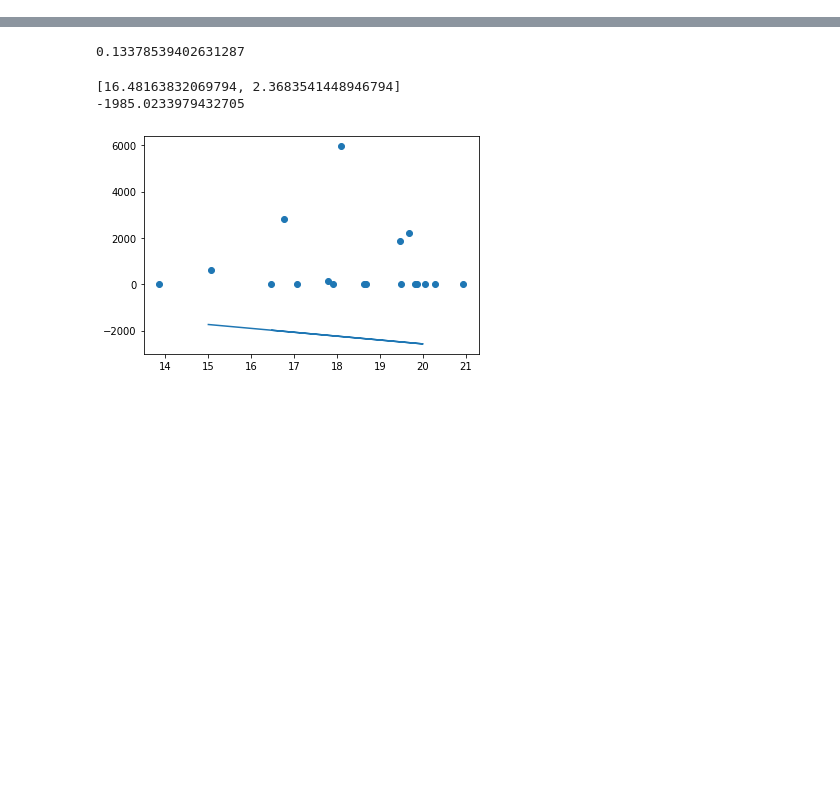
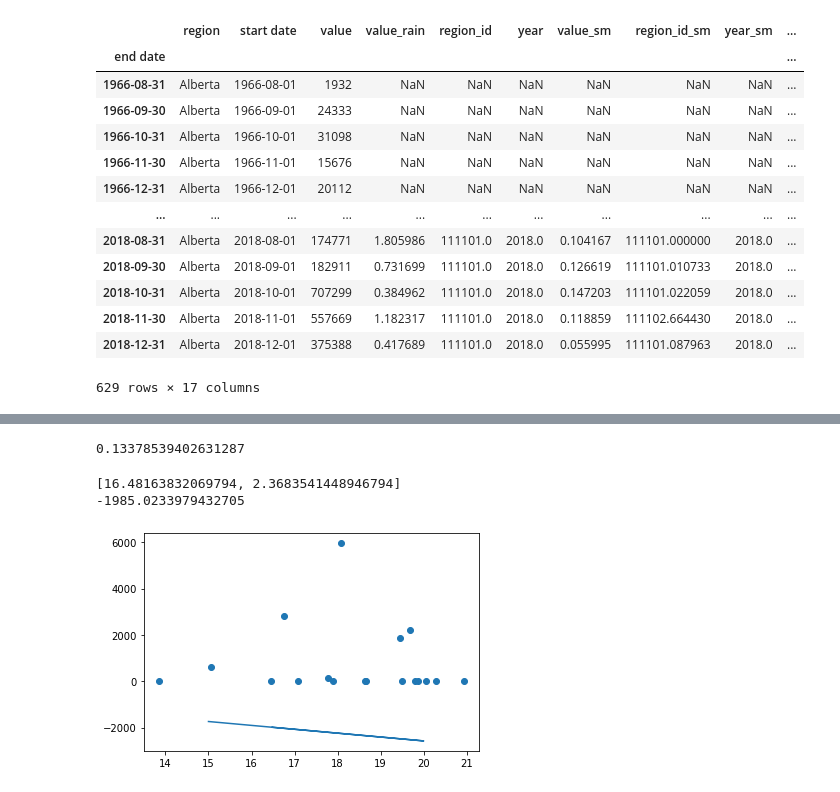
Before and after one commit to yu-lily/Canola-Oil-Predictions, a Jupyter notebook: Regression.ipynb, the cells around one changed output, grey strips where cells are left out. Saved outputs shown, nothing was run; the diff lists cells and outputs as text; code cells hidden in the pictures; blank space fills up the shorter version.

```diff
--- a/Regression.ipynb
+++ b/Regression.ipynb
@@ -132,3 +137,22 @@ for i in range(len(regions)):
+# %%
+all_vars[0]
+
+rain_plot = plt.figure()
+# %% [output]
+|  | region | start date | value | value_rain | region_id | year | value_sm | region_id_sm | year_sm | ... |
+| end date |  |  |  |  |  |  |  |  |  | ... |
+| 1966-08-31 | Alberta | 1966-08-01 | 1932 | NaN | NaN | NaN | NaN | NaN | NaN | ... |
+| 1966-09-30 | Alberta | 1966-09-01 | 24333 | NaN | NaN | NaN | NaN | NaN | NaN | ... |
+| 1966-10-31 | Alberta | 1966-10-01 | 31098 | NaN | NaN | NaN | NaN | NaN | NaN | ... |
+| 1966-11-30 | Alberta | 1966-11-01 | 15676 | NaN | NaN | NaN | NaN | NaN | NaN | ... |
+| 1966-12-31 | Alberta | 1966-12-01 | 20112 | NaN | NaN | NaN | NaN | NaN | NaN | ... |
+| ... | ... | ... | ... | ... | ... | ... | ... | ... | ... | ... |
+| 2018-08-31 | Alberta | 2018-08-01 | 174771 | 1.805986 | 111101.0 | 2018.0 | 0.104167 | 111101.000000 | 2018.0 | ... |
+| 2018-09-30 | Alberta | 2018-09-01 | 182911 | 0.731699 | 111101.0 | 2018.0 | 0.126619 | 111101.010733 | 2018.0 | ... |
+| 2018-10-31 | Alberta | 2018-10-01 | 707299 | 0.384962 | 111101.0 | 2018.0 | 0.147203 | 111101.022059 | 2018.0 | ... |
+| 2018-11-30 | Alberta | 2018-11-01 | 557669 | 1.182317 | 111101.0 | 2018.0 | 0.118859 | 111102.664430 | 2018.0 | ... |
+| 2018-12-31 | Alberta | 2018-12-01 | 375388 | 0.417689 | 111101.0 | 2018.0 | 0.055995 | 111101.087963 | 2018.0 | ... |
+629 rows × 17 columns
 # %%
 #create nested list of LinearRegression objects that predict deliveries value
 min_year = 2001
```
Also changed, not shown: parts of 14 cells of this notebook, 1 other file.
